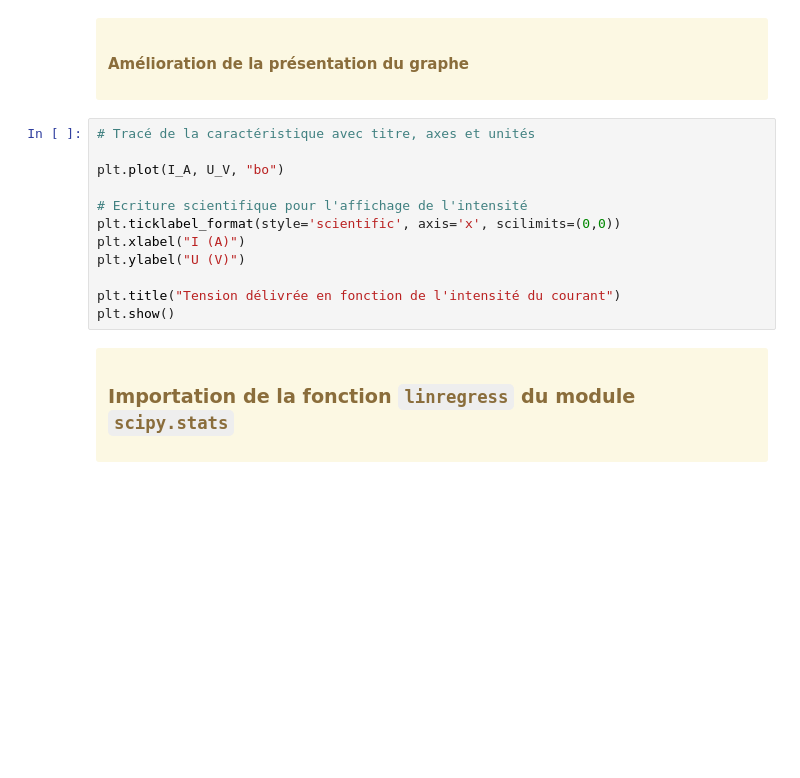
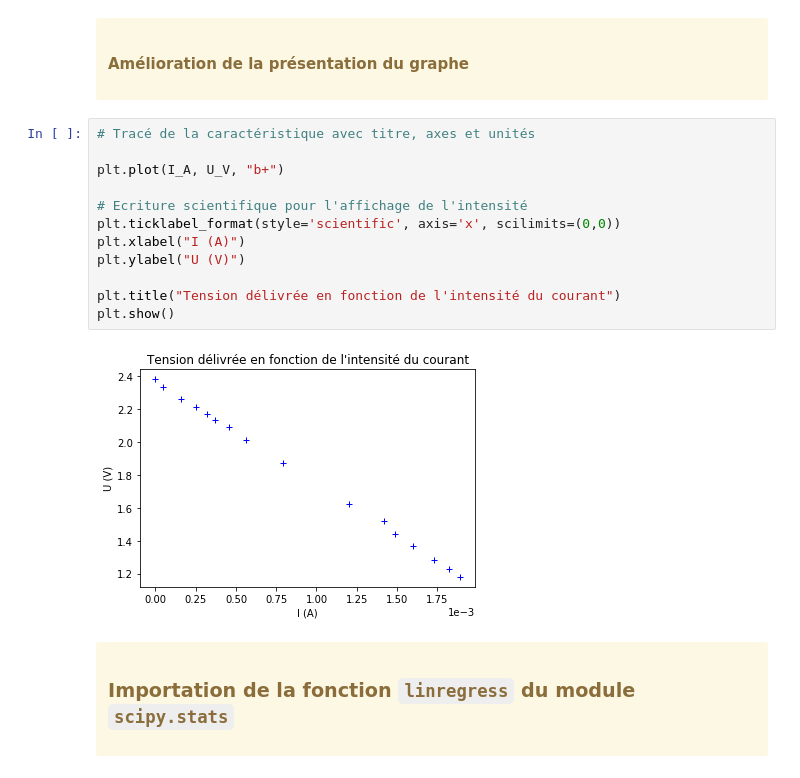
Before and after one commit to Nhopierre/Py-R, a Jupyter notebook: caracteristique generateur reel.ipynb, the cells around one changed output. Drawn from its saved outputs; the diff is of its cells as text; blank space fills up the shorter version.

```diff
--- a/caracteristique generateur reel.ipynb
+++ b/caracteristique generateur reel.ipynb
@@ -33,15 +35,17 @@ plt.show() # affiche la figure a l'ecran
 # %%
 # Tracé de la caractéristique avec titre, axes et unités
 
-plt.plot(I_A, U_V, "bo")
+plt.plot(I_A, U_V, "b+")
 
 # Ecriture scientifique pour l'affichage de l'intensité
 plt.ticklabel_format(style='scientific', axis='x', scilimits=(0,0))
 plt.xlabel("I (A)")
 plt.ylabel("U (V)")
 
 plt.title("Tension délivrée en fonction de l'intensité du courant")
 plt.show()
+# %% [output]
+[figure, added]
 # %% [markdown]
 <div class = 'alert alert-warning'><h3>Importation de la fonction <code class = "python">linregress</code> du module <code class = "python">scipy.stats</code></h3></div>
 # %%
```
Also changed, not shown: parts of 7 cells of this notebook.
